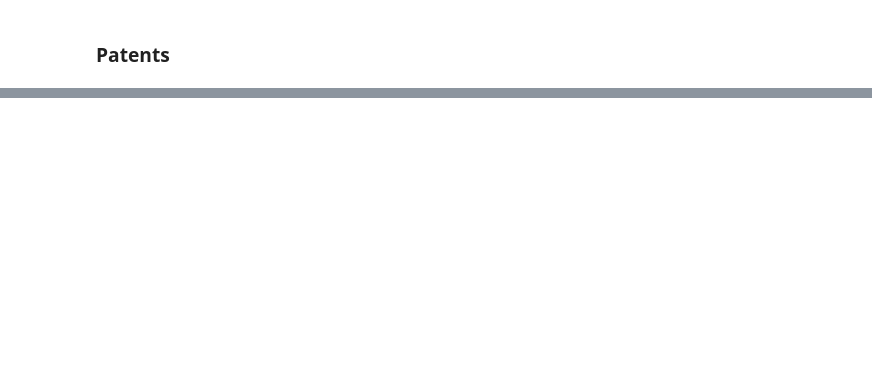
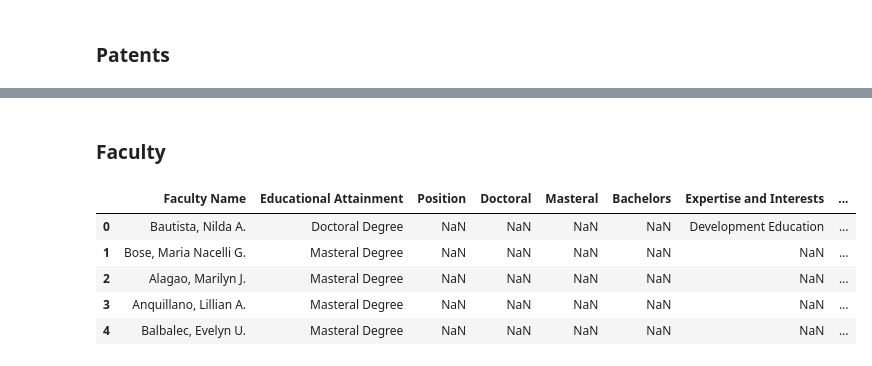
Before and after one commit to pgplarosa/herd-backend, a Jupyter notebook: notebooks/etl.ipynb, the cells around one changed output, grey strips where cells are left out. Saved outputs shown, nothing was run; the diff lists cells and outputs as text; code cells hidden in the pictures; blank space fills up the shorter version.

```diff
--- a/notebooks/etl.ipynb
+++ b/notebooks/etl.ipynb
@@ -685,3 +697,15 @@ def process_patent(cur, conn, patents):
     conn.commit()
 
 process_patent(cur, conn, patents)
+# %% [markdown]
+### Faculty
+# %%
+faculty = pd.read_excel('../data/cleaned/faculty.xlsx')
+display(faculty.iloc[:, 2:].head())
+# %% [output]
+|  | Faculty Name | Educational Attainment | Position | Doctoral | Masteral | Bachelors | Expertise and Interests | ... |
+| 0 | Bautista, Nilda A. | Doctoral Degree | NaN | NaN | NaN | NaN | Development Education | ... |
+| 1 | Bose, Maria Nacelli G. | Masteral Degree | NaN | NaN | NaN | NaN | NaN | ... |
+| 2 | Alagao, Marilyn J. | Masteral Degree | NaN | NaN | NaN | NaN | NaN | ... |
+| 3 | Anquillano, Lillian A. | Masteral Degree | NaN | NaN | NaN | NaN | NaN | ... |
+| 4 | Balbalec, Evelyn U. | Masteral Degree | NaN | NaN | NaN | NaN | NaN | ... |
```
Also changed, not shown: parts of 5 cells of this notebook, 7 other files.
